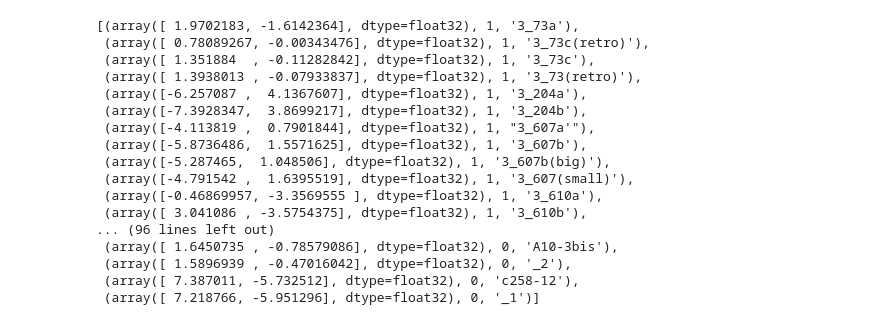
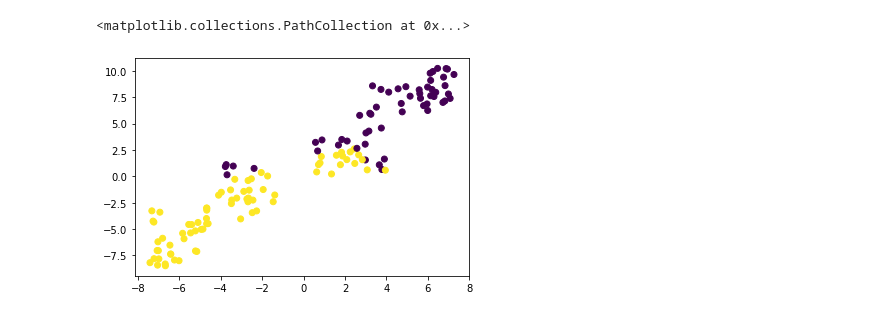
Before and after one commit to scutta2000/tirocinio-reperti-archeologici, a Jupyter notebook: src/Notebooks/visualizzazione_dati.ipynb, the cells around one changed output. Drawn from its saved outputs; the diff is of its cells as text; code cells hidden in the pictures.

```diff
--- a/src/Notebooks/visualizzazione_dati.ipynb
+++ b/src/Notebooks/visualizzazione_dati.ipynb
@@ -26,20 +19,12 @@ pandas.core.series.Series
-# %%
-list(zip(tsne, y, tq_names.append(ntq_names)))
-# %% [output]
-[(array([ 1.9702183, -1.6142364], dtype=float32), 1, '3_73a'),
- (array([ 0.78089267, -0.00343476], dtype=float32), 1, '3_73c(retro)'),
- (array([ 1.351884  , -0.11282842], dtype=float32), 1, '3_73c'),
- (array([ 1.3938013 , -0.07933837], dtype=float32), 1, '3_73(retro)'),
- (array([-6.257087 ,  4.1367607], dtype=float32), 1, '3_204a'),
- (array([-7.3928347,  3.8699217], dtype=float32), 1, '3_204b'),
- (array([-4.113819 ,  0.7901844], dtype=float32), 1, "3_607a'"),
- (array([-5.8736486,  1.5571625], dtype=float32), 1, '3_607b'),
- (array([-5.287465,  1.048506], dtype=float32), 1, '3_607b(big)'),
- (array([-4.791542 ,  1.6395519], dtype=float32), 1, '3_607(small)'),
- (array([-0.46869957, -3.3569555 ], dtype=float32), 1, '3_610a'),
- (array([ 3.041086 , -3.5754375], dtype=float32), 1, '3_610b'),
-... (96 lines left out)
- (array([ 1.6450735 , -0.78579086], dtype=float32), 0, 'A10-3bis'),
- (array([ 1.5896939 , -0.47016042], dtype=float32), 0, '_2'),
- (array([ 7.387011, -5.732512], dtype=float32), 0, 'c258-12'),
- (array([ 7.218766, -5.951296], dtype=float32), 0, '_1')]
+# %%
+data = pd.read_excel('../dati_ceramiche_classificati.xlsx')
+X = data.iloc()[:, 3:12]
+y = round(data['media'])
+
+tsne = TSNE().fit_transform(X)
+
+
+plt.scatter(*zip(*tsne), c=y)
+# %% [output]
+<matplotlib.collections.PathCollection at 0x...>
+[figure, added]
```
Also changed, not shown: parts of 4 cells of this notebook.
